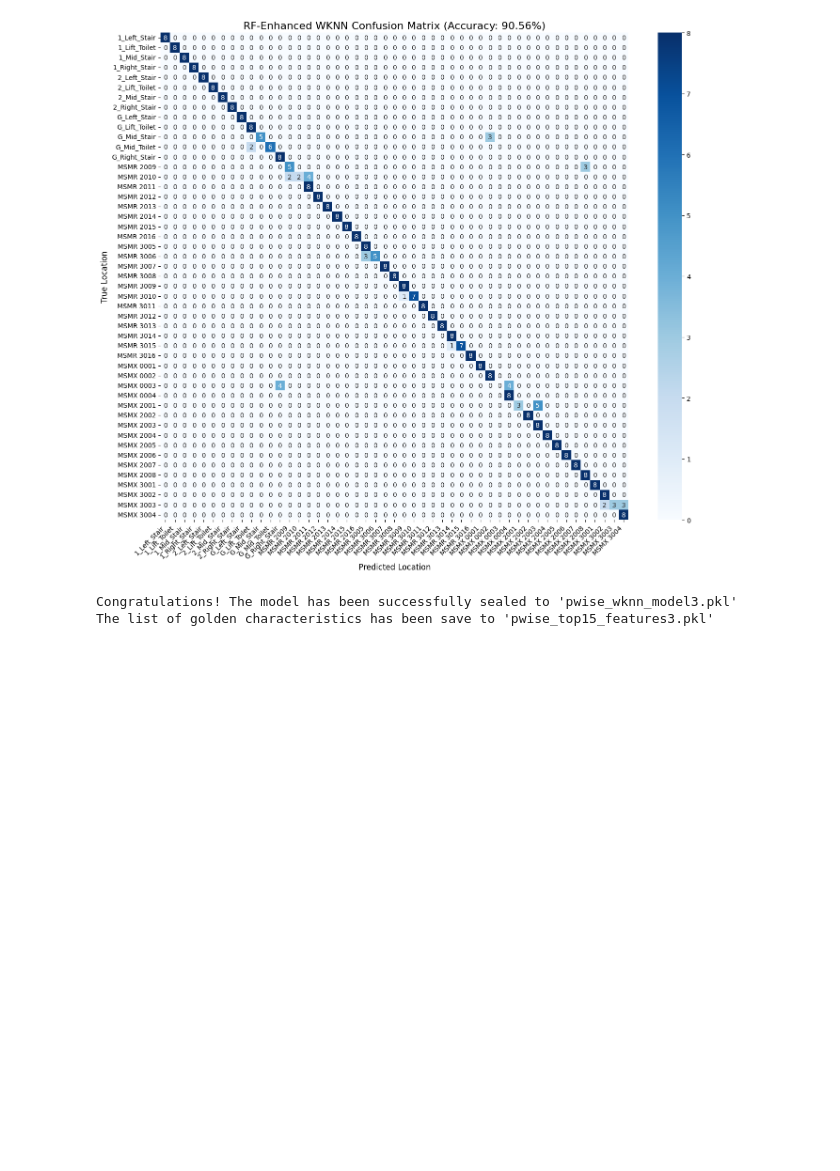
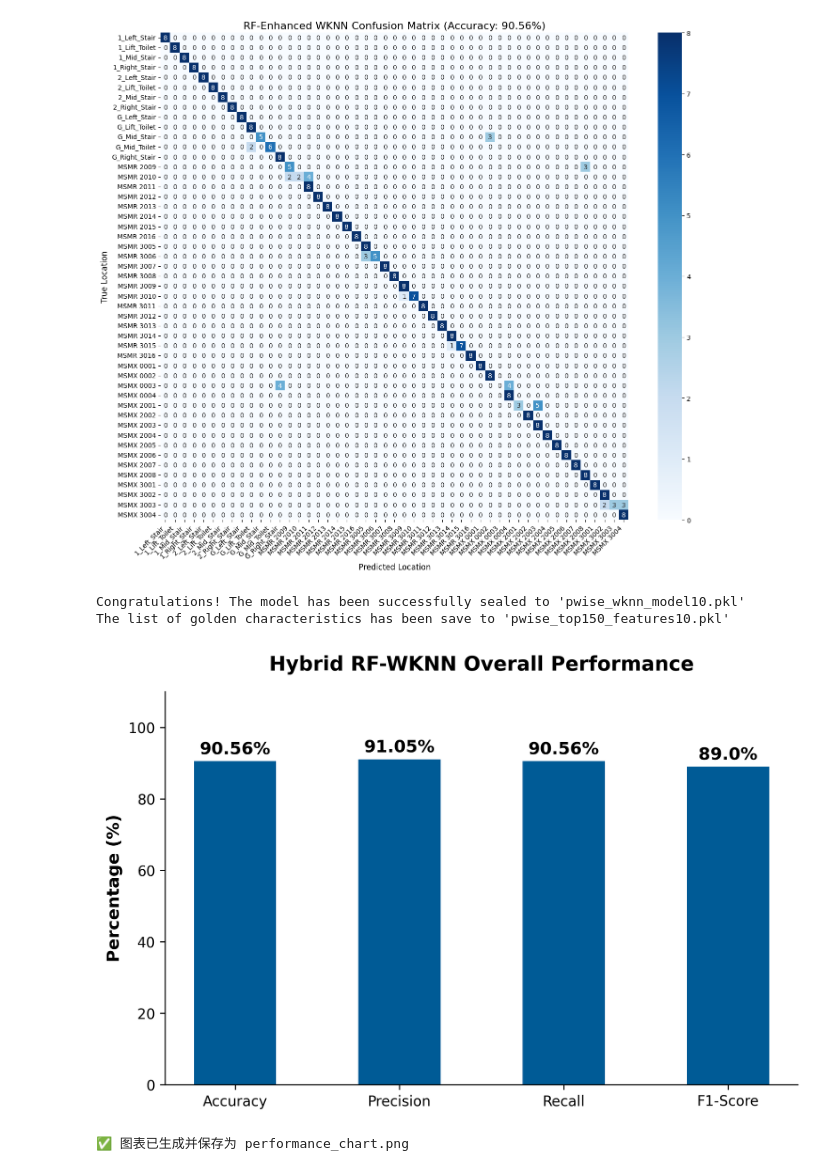
Before and after one commit to Bryantan0830/FYP-Indoor-Navigation, a Jupyter notebook: FYP Model_Hybrid.ipynb, the cells around one changed output. Drawn from its saved outputs; the diff is of its cells as text; code cells hidden in the pictures; blank space fills up the shorter version.

```diff
--- a/FYP Model_Hybrid.ipynb
+++ b/FYP Model_Hybrid.ipynb
@@ -180,13 +193,49 @@ import joblib
 # 3. Seal and Packaging (Export)
 # ==========================================
 # Save the model
-joblib.dump(wknn, 'pwise_wknn_model3.pkl')
+joblib.dump(wknn, 'pwise_wknn_model10.pkl')
 # Extremely Important: Save the MAC address list of those 15 key access points!
 # From now on, when your phone detects a signal, you must only extract these 15 signals and feed them to the model!
-joblib.dump(top_aps, 'pwise_top150_features3.pkl')
+joblib.dump(top_aps, 'pwise_top150_features10.pkl')
 
-print("\nCongratulations! The model has been successfully sealed to 'pwise_wknn_model3.pkl'")
-print("The list of golden characteristics has been save to 'pwise_top15_features3.pkl'")
+print("\nCongratulations! The model has been successfully sealed to 'pwise_wknn_model10.pkl'")
+print("The list of golden characteristics has been save to 'pwise_top150_features10.pkl'")
 # %% [output]
-Congratulations! The model has been successfully sealed to 'pwise_wknn_model3.pkl'
-The list of golden characteristics has been save to 'pwise_top15_features3.pkl'
+Congratulations! The model has been successfully sealed to 'pwise_wknn_model10.pkl'
+The list of golden characteristics has been save to 'pwise_top150_features10.pkl'
+# %%
+import matplotlib.pyplot as plt
+
+# 1. 把您终端机里最核心的 4 个平均数据填进来 (请替换成您的真实数据)
+metrics = ['Accuracy', 'Precision', 'Recall', 'F1-Score']
+scores = [90.56, 91.05, 90.56, 89.00] # 百分比
+
+# 2. 设置画布大小和高清晰度 (DPI 300 适合印在海报上)
+plt.figure(figsize=(8, 5), dpi=300)
+
+# 3. 画出长条图 (这里我帮您选了科技蓝，比较配您的海报)
+bars = plt.bar(metrics, scores, color='#005b96', width=0.5)
+
+# 4. 设定 Y 轴范围 (0-100%)
+plt.ylim(0, 110)
+plt.ylabel('Percentage (%)', fontsize=12, fontweight='bold')
+plt.title('Hybrid RF-WKNN Overall Performance', fontsize=14, fontweight='bold', pad=15)
+
+# 5. 在每个柱子头顶加上具体的数字，这步非常关键！评委最爱看。
+for bar in bars:
+    yval = bar.get_height()
+    plt.text(bar.get_x() + bar.get_width()/2, yval + 1, f"{yval}%",
+             ha='center', va='bottom', fontsize=12, fontweight='bold')
+
+# 6. 去除顶部和右侧的边框，让图表看起来更现代
+plt.gca().spines['top'].set_visible(False)
+plt.gca().spines['right'].set_visible(False)
+
+# 7. 保存为透明背景的高清图片
+plt.savefig('performance_chart.png', transparent=True, bbox_inches='tight')
+plt.show()
+
+print("✅ 图表已生成并保存为 performance_chart.png")
+# %% [output]
+[figure, added]
+✅ 图表已生成并保存为 performance_chart.png
```
Also changed, not shown: parts of 1 cell of this notebook, 5 other files.
